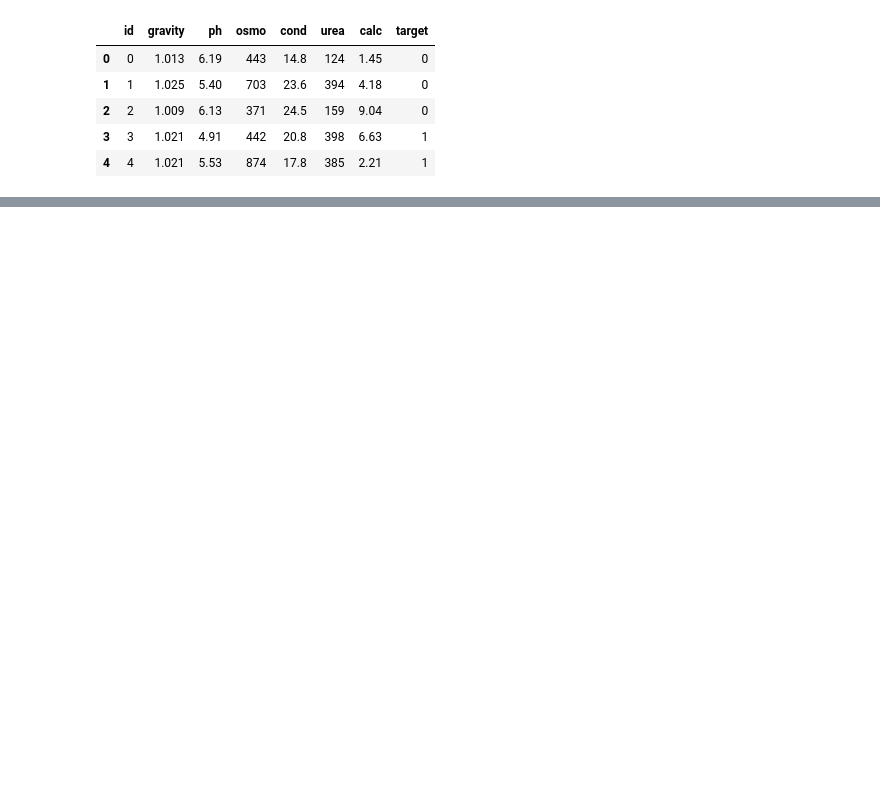
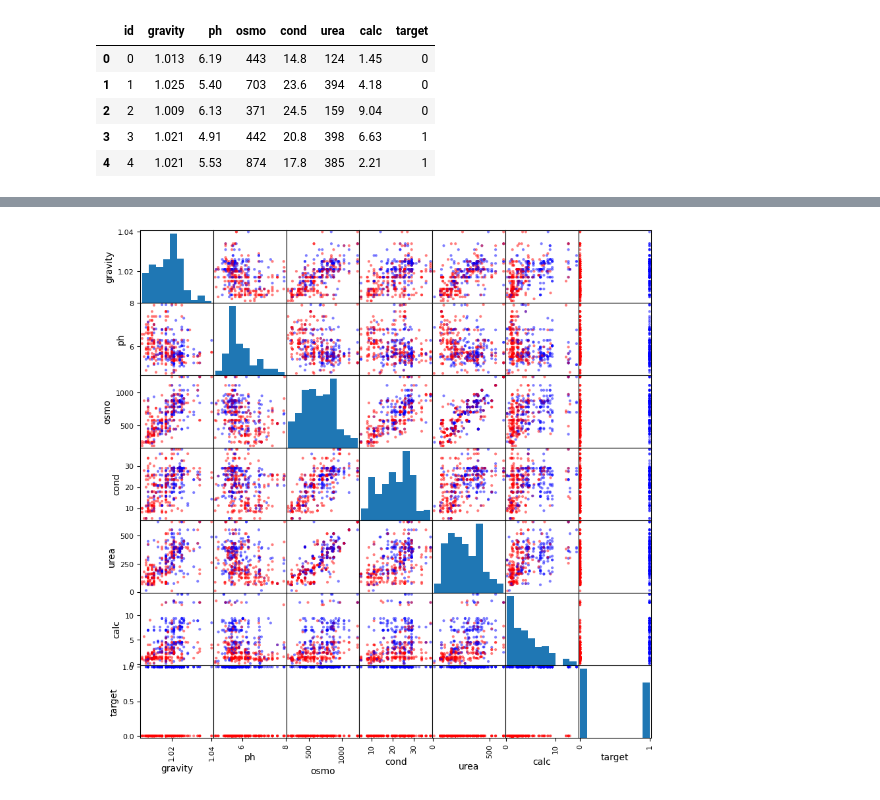
Before and after one commit to reese-quinto/DATA3402.Spring23, a Jupyter notebook: Kaggle/KC_sandbox01.ipynb, the cells around one changed output, grey strips where cells are left out. Saved outputs shown, nothing was run; the diff lists cells and outputs as text; code cells hidden in the pictures; blank space fills up the shorter version.

```diff
--- a/Kaggle/KC_sandbox01.ipynb
+++ b/Kaggle/KC_sandbox01.ipynb
@@ -135,29 +50,0 @@ plt.show()
-# %%
-import matplotlib.pyplot as plt
-import numpy as np
-
-# create a figure object with a size of 8x6 inches and 2 subplots
-fig, axs = plt.subplots(2, 1, figsize=(4,5))
-
-# define the x values
-x = np.linspace(0, 10, 100)
-
-# define the y values for the first subplot
-y1 = np.sin(x)
-
-# create a plot of y1 versus x in the first subplot
-axs[0].plot(x, y1)
-axs[0].set_title('Sine Wave')
-
-# define the y values for the second subplot
-y2 = np.cos(x)
-
-# create a plot of y2 versus x in the second subplot
-axs[1].plot(x, y2)
-axs[1].set_title('Cosine Wave')
-
-# adjust the spacing between the subplots
-plt.subplots_adjust(hspace=0.4)
-
-# show the plot
-plt.show()
@@ -186,0 +59,5 @@ array([[<Axes: xlabel='gravity', ylabel='gravity'>,
+# %%
+colors = ['blue' if x == 1 else 'red' for x in df_train['target']]
+pd.plotting.scatter_matrix(df_train,alpha=.5,figsize=(10,10), color=colors);
+# %% [output]
+[figure, added]
```
Also changed, not shown: parts of 17 cells of this notebook.
